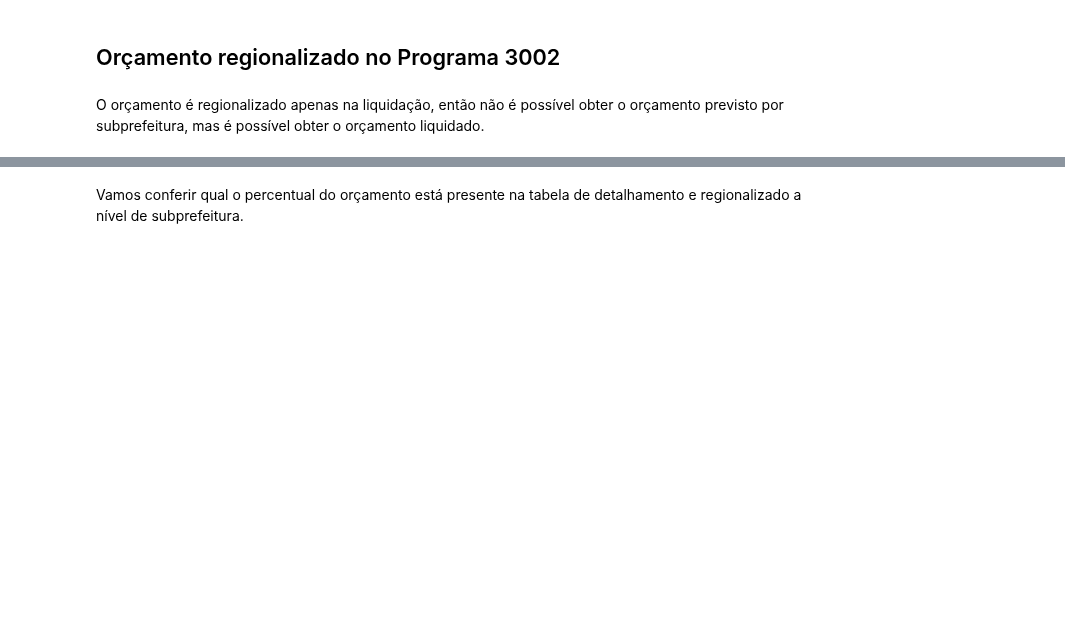
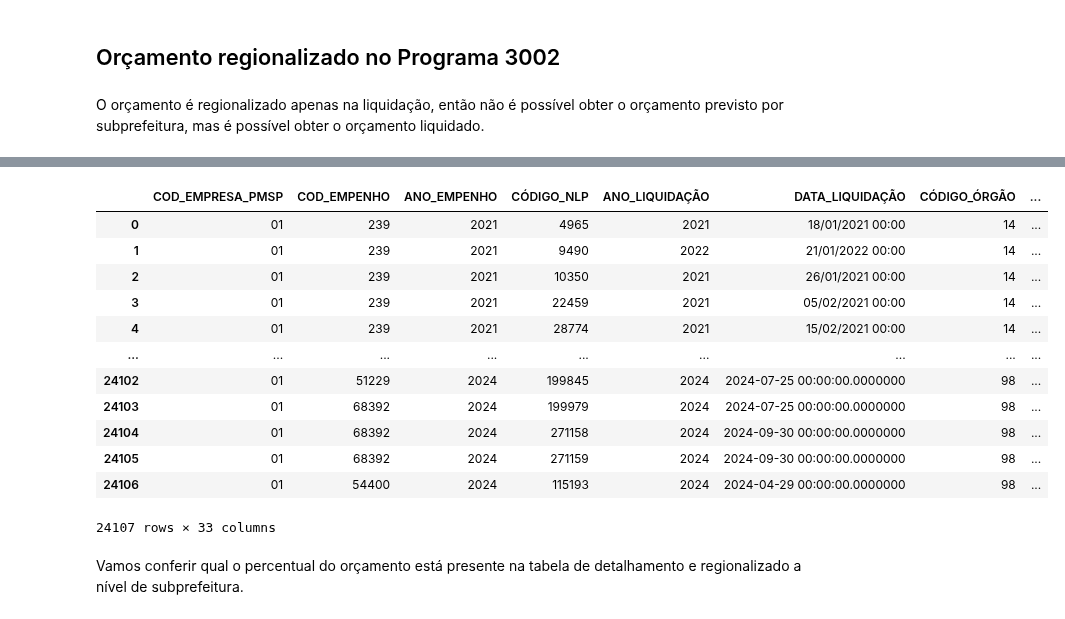
Before and after one commit to ObservatorioPoliticasTCM/datasp-dados, a Jupyter notebook: notebooks_outputs/urbanismo/03 habitação - extração.ipynb, the cells around one changed output, grey strips where cells are left out. Drawn from its saved outputs; the diff is of its cells as text; code cells hidden in the pictures; blank space fills up the shorter version.

```diff
--- a/notebooks_outputs/urbanismo/03 habitação - extração.ipynb
+++ b/notebooks_outputs/urbanismo/03 habitação - extração.ipynb
@@ -75,11 +50,3 @@ df_orcamento
 ## Orçamento regionalizado no Programa 3002
 # %% [markdown]
 O orçamento é regionalizado apenas na liquidação, então não é possível obter o orçamento previsto por subprefeitura, mas é possível obter o orçamento liquidado.
-# %%
-url_orcamento_r = 'https://orcamento.sf.prefeitura.sp.gov.br/orcamento/uploads/2024/basedadosDA_1224.csv'
-df_orcamento_r = pd.read_csv(url_orcamento_r,
-                           sep=';',
-                           decimal=',',
-                           encoding='latin1',
-                           dtype=str)
-df_orcamento_r
@@ -100,4 +52,0 @@ df_orcamento_r
-# %%
-df_orcamento_r.loc[:, 'VALOR_DETALHAMENTO_AÇÃO'] = df_orcamento_r['VALOR_DETALHAMENTO_AÇÃO'].str.replace(',', '.').astype(float)
-df_orcamento_r.loc[:, 'DATA_EXTRAÇÃO'] = pd.to_datetime(df_orcamento_r['DATA_EXTRAÇÃO'], format='%d/%m/%Y')
-df_orcamento_r
@@ -118,4 +52,0 @@ df_orcamento_r
-# %%
-df_orcamento_r = df_orcamento_r.loc[df_orcamento_r['CÓDIGO_FUNÇÃO']=='16']
-df_orcamento_r = df_orcamento_r.loc[df_orcamento_r['ANO_LIQUIDAÇÃO']=='2024']
-df_orcamento_r
@@ -136,3 +53,46 @@ df_orcamento_r
+# %%
+import numpy as np
+def download_orcamento_r(url_orcamento_r):
+    df_orcamento_r = pd.read_csv(url_orcamento_r,
+                                 sep=';',
+                                 encoding='latin1',
+                                 dtype=str)
+    df_orcamento_r['VALOR_DETALHAMENTO_AÇÃO'] = df_orcamento_r['VALOR_DETALHAMENTO_AÇÃO'].str.replace('R$', '')
+    df_orcamento_r['VALOR_DETALHAMENTO_AÇÃO'] = df_orcamento_r['VALOR_DETALHAMENTO_AÇÃO'].str.replace('(', '')
+    df_orcamento_r['VALOR_DETALHAMENTO_AÇÃO'] = df_orcamento_r['VALOR_DETALHAMENTO_AÇÃO'].str.replace(')', '')
+    df_orcamento_r['VALOR_DETALHAMENTO_AÇÃO'] = df_orcamento_r['VALOR_DETALHAMENTO_AÇÃO'].str.replace('-', '')
+    df_orcamento_r['VALOR_DETALHAMENTO_AÇÃO'] = df_orcamento_r['VALOR_DETALHAMENTO_AÇÃO'].str.replace('.', '')
+    df_orcamento_r['VALOR_DETALHAMENTO_AÇÃO'] = df_orcamento_r['VALOR_DETALHAMENTO_AÇÃO'].str.replace(',', '.')
+    df_orcamento_r['VALOR_DETALHAMENTO_AÇÃO'] = df_orcamento_r['VALOR_DETALHAMENTO_AÇÃO'].str.strip()
+    df_orcamento_r['VALOR_DETALHAMENTO_AÇÃO'] = df_orcamento_r['VALOR_DETALHAMENTO_AÇÃO'].replace('', np.nan)
+    df_orcamento_r['VALOR_DETALHAMENTO_AÇÃO'] = df_orcamento_r['VALOR_DETALHAMENTO_AÇÃO'].astype(float)
+    # if 'DATA_EXTRAÇÃO' in df_orcamento_r.columns:
+        # df_orcamento_r.loc[:, 'DATA_EXTRAÇÃO'] = pd.to_datetime(df_orcamento_r['DATA_EXTRAÇÃO'], format='%d/%m/%Y')
+    df_orcamento_r = df_orcamento_r.loc[df_orcamento_r['CÓDIGO_FUNÇÃO']=='16']
+    return df_orcamento_r
+# %%
+urls_orcamento_r = ['https://orcamento.sf.prefeitura.sp.gov.br/orcamento/uploads/2021/EXECU%C3%87%C3%83O_DA_2021.csv',
+                    'https://orcamento.sf.prefeitura.sp.gov.br/orcamento/uploads/2022/EXECU%C3%87%C3%83O_DA_2022_v2.csv',
+                    'https://orcamento.sf.prefeitura.sp.gov.br/orcamento/uploads/2023/basedadosDA_1223.csv',
+                    'https://orcamento.sf.prefeitura.sp.gov.br/orcamento/uploads/2024/basedadosDA_1224.csv']
+
+df_orcamento_r = pd.concat([download_orcamento_r(url) for url in urls_orcamento_r], ignore_index=True)
+
+df_orcamento_r
+# %% [output]
+|  | COD_EMPRESA_PMSP | COD_EMPENHO | ANO_EMPENHO | CÓDIGO_NLP | ANO_LIQUIDAÇÃO | DATA_LIQUIDAÇÃO | CÓDIGO_ÓRGÃO | ... |
+| 0 | 01 | 239 | 2021 | 4965 | 2021 | 18/01/2021 00:00 | 14 | ... |
+| 1 | 01 | 239 | 2021 | 9490 | 2022 | 21/01/2022 00:00 | 14 | ... |
+| 2 | 01 | 239 | 2021 | 10350 | 2021 | 26/01/2021 00:00 | 14 | ... |
+| 3 | 01 | 239 | 2021 | 22459 | 2021 | 05/02/2021 00:00 | 14 | ... |
+| 4 | 01 | 239 | 2021 | 28774 | 2021 | 15/02/2021 00:00 | 14 | ... |
+| ... | ... | ... | ... | ... | ... | ... | ... | ... |
+| 24102 | 01 | 51229 | 2024 | 199845 | 2024 | 2024-07-25 00:00:00.0000000 | 98 | ... |
+| 24103 | 01 | 68392 | 2024 | 199979 | 2024 | 2024-07-25 00:00:00.0000000 | 98 | ... |
+| 24104 | 01 | 68392 | 2024 | 271158 | 2024 | 2024-09-30 00:00:00.0000000 | 98 | ... |
+| 24105 | 01 | 68392 | 2024 | 271159 | 2024 | 2024-09-30 00:00:00.0000000 | 98 | ... |
+| 24106 | 01 | 54400 | 2024 | 115193 | 2024 | 2024-04-29 00:00:00.0000000 | 98 | ... |
+24107 rows × 33 columns
 # %% [markdown]
 Vamos conferir qual o percentual do orçamento está presente na tabela de detalhamento e regionalizado a nível de subprefeitura.
 # %%
```
Also changed, not shown: parts of 15 cells of this notebook, 1 other file.
